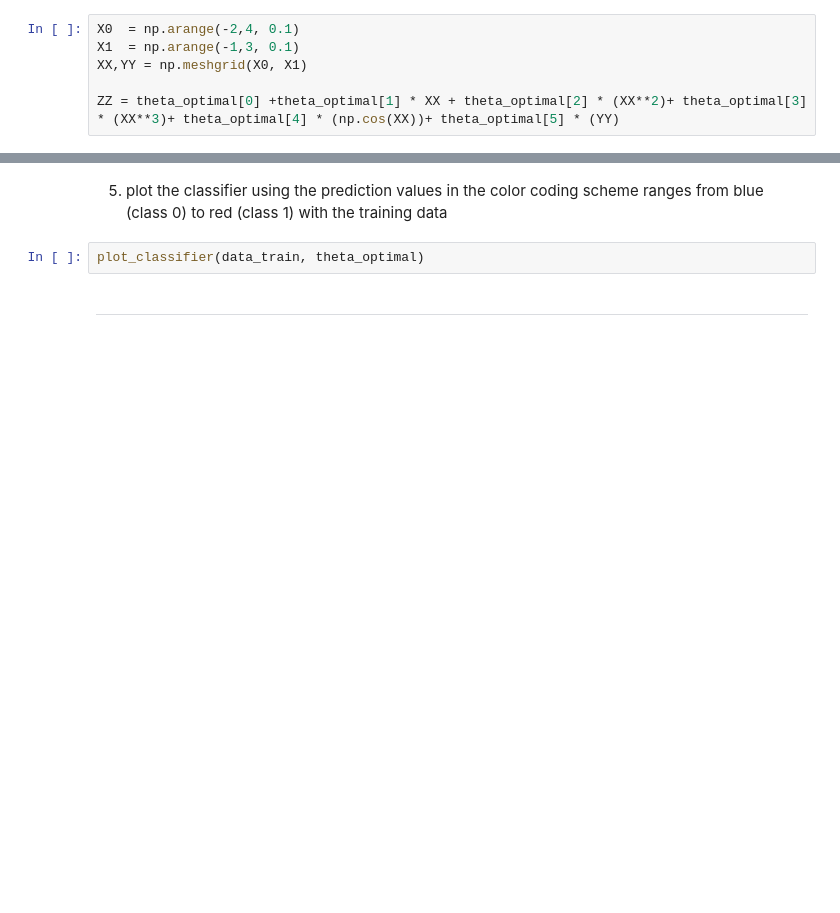
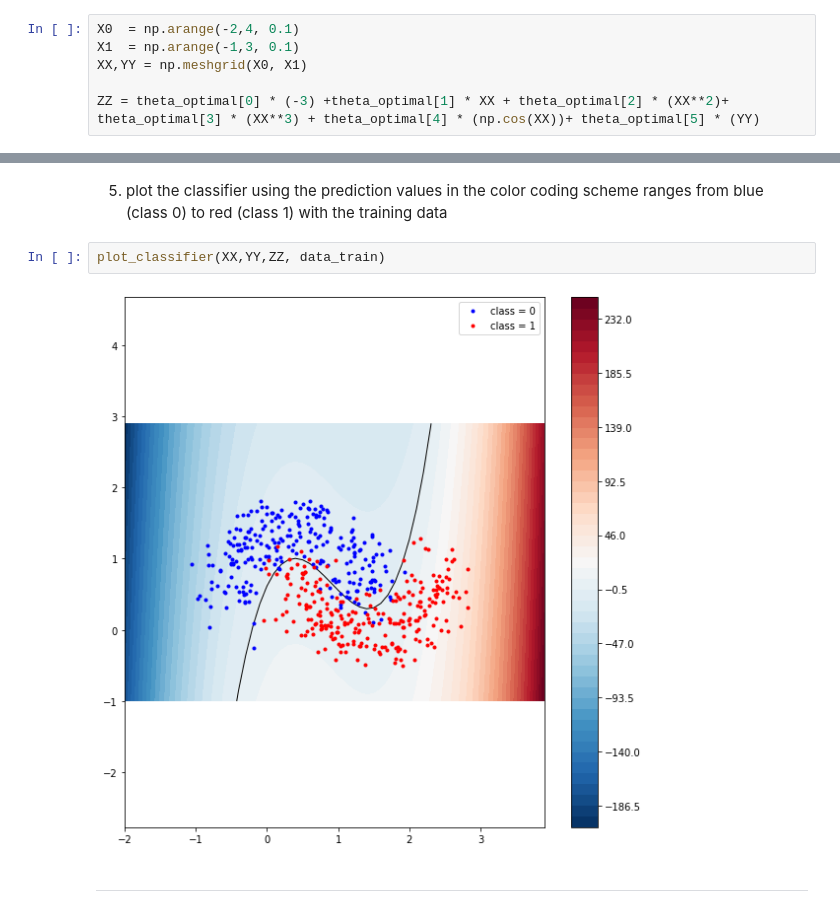
Before and after one commit to chan0139/assignment-machine-learning, a Jupyter notebook: 10/assignment_10.ipynb, the cells around one changed output, grey strips where cells are left out. Cells and saved outputs as stored; diff of their text form; blank space fills up the shorter version.

```diff
--- a/10/assignment_10.ipynb
+++ b/10/assignment_10.ipynb
@@ -356,7 +318,7 @@ X0  = np.arange(-2,4, 0.1)
 X1  = np.arange(-1,3, 0.1)
 XX,YY = np.meshgrid(X0, X1)
 
-ZZ = theta_optimal[0] +theta_optimal[1] * XX + theta_optimal[2] * (XX**2)+ theta_optimal[3] * (XX**3)+ theta_optimal[4] * (np.cos(XX))+ theta_optimal[5] * (YY)
+ZZ = theta_optimal[0] * (-3) +theta_optimal[1] * XX + theta_optimal[2] * (XX**2)+ theta_optimal[3] * (XX**3) + theta_optimal[4] * (np.cos(XX))+ theta_optimal[5] * (YY)
 # %%
 def plot_classifier(XX,YY,ZZ, data):
     x_0 = np.zeros(250)
@@ -422,7 +392,9 @@ plot_accuracy_curve(accuracy_iteration_train, accuracy_iteration_test)
 # %% [markdown]
 5. plot the classifier using the prediction values in the color coding scheme ranges from blue (class 0) to red (class 1) with the training data
 # %%
-plot_classifier(data_train, theta_optimal)
+plot_classifier(XX,YY,ZZ, data_train)
+# %% [output]
+[figure, added]
 # %% [markdown]
 ***
 # %% [markdown]
```
Also changed, not shown: parts of 22 cells of this notebook.
